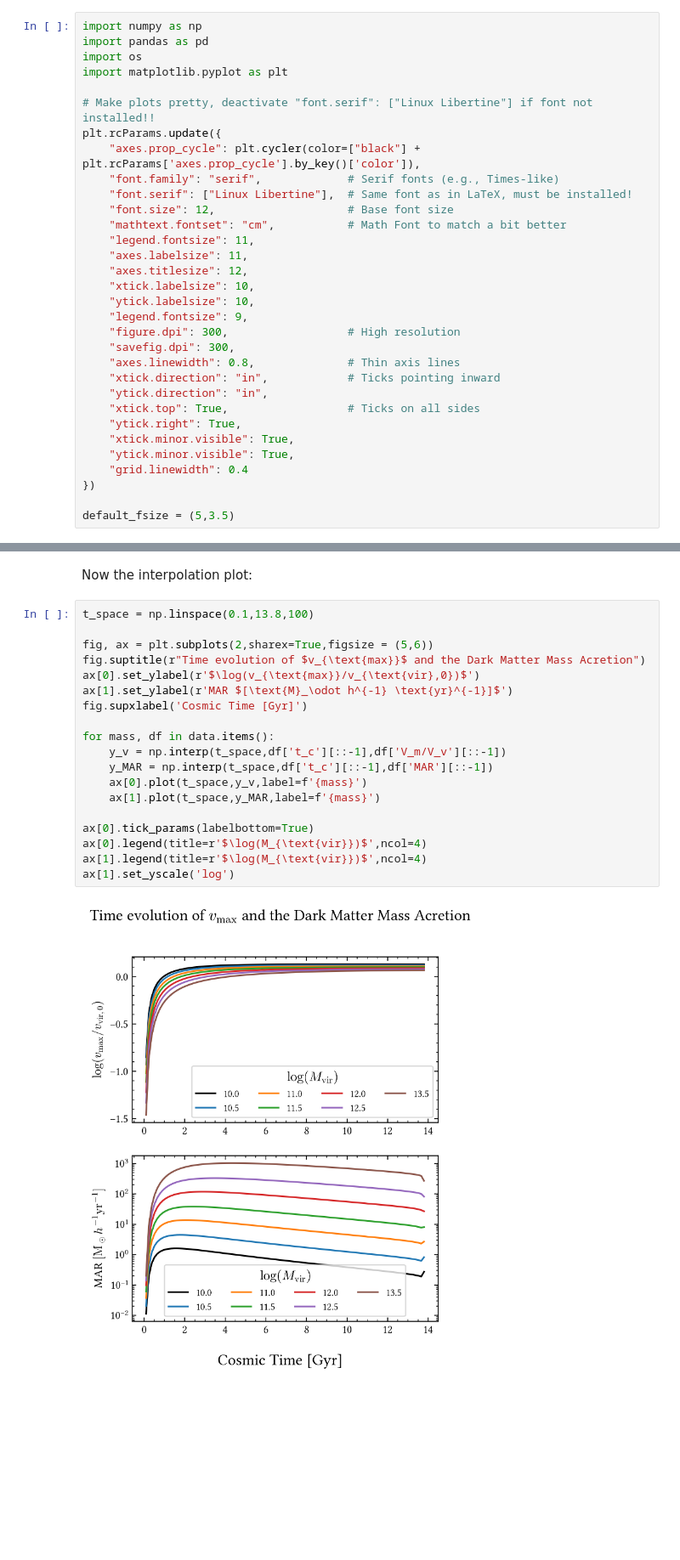
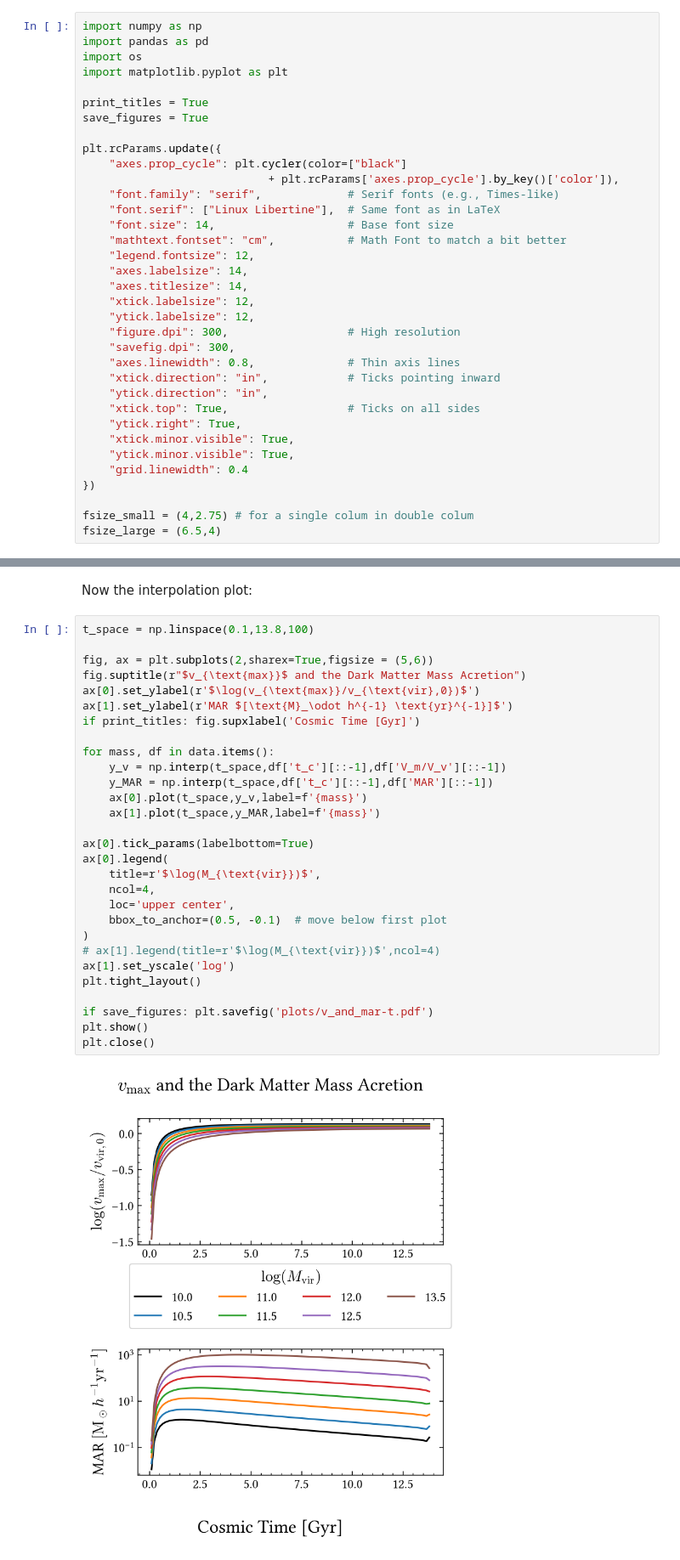
Before and after one commit to lorlo9999/FEG_NA2, a Jupyter notebook: script.ipynb, the cells around one changed output, grey strips where cells are left out. Shown at 85% size. Drawn from its saved outputs; the diff is of its cells as text; blank space fills up the shorter version.

Commit message:
finished the calculations, to do: make pretty

```diff
--- a/script.ipynb
+++ b/script.ipynb
@@ -4,19 +4,21 @@ import pandas as pd
 import os
 import matplotlib.pyplot as plt
 
-# Make plots pretty, deactivate "font.serif": ["Linux Libertine"] if font not installed!!
+print_titles = True
+save_figures = True
+
 plt.rcParams.update({
-    "axes.prop_cycle": plt.cycler(color=["black"] +  plt.rcParams['axes.prop_cycle'].by_key()['color']),
+    "axes.prop_cycle": plt.cycler(color=["black"]
+                            + plt.rcParams['axes.prop_cycle'].by_key()['color']),
     "font.family": "serif",             # Serif fonts (e.g., Times-like)
-    "font.serif": ["Linux Libertine"],  # Same font as in LaTeX, must be installed!
-    "font.size": 12,                    # Base font size
+    "font.serif": ["Linux Libertine"],  # Same font as in LaTeX
+    "font.size": 14,                    # Base font size
     "mathtext.fontset": "cm",           # Math Font to match a bit better
-    "legend.fontsize": 11,
-    "axes.labelsize": 11,
-    "axes.titlesize": 12,
-    "xtick.labelsize": 10,
-    "ytick.labelsize": 10,
-    "legend.fontsize": 9,
+    "legend.fontsize": 12,
+    "axes.labelsize": 14,
+    "axes.titlesize": 14,
+    "xtick.labelsize": 12,
+    "ytick.labelsize": 12,
     "figure.dpi": 300,                  # High resolution
     "savefig.dpi": 300,
     "axes.linewidth": 0.8,              # Thin axis lines
@@ -29,7 +31,8 @@ plt.rcParams.update({
     "grid.linewidth": 0.4
 })
 
-default_fsize = (5,3.5)
+fsize_small = (4,2.75) # for a single colum in double colum
+fsize_large = (6.5,4)
 # %% [markdown]
 ## (i) - (ii)
 Loading the data:
@@ -76,24 +79,34 @@ Now the interpolation plot:
 # %%
 t_space = np.linspace(0.1,13.8,100)
 
 fig, ax = plt.subplots(2,sharex=True,figsize = (5,6))
-fig.suptitle(r"Time evolution of $v_{\text{max}}$ and the Dark Matter Mass Acretion")
+fig.suptitle(r"$v_{\text{max}}$ and the Dark Matter Mass Acretion")
 ax[0].set_ylabel(r'$\log(v_{\text{max}}/v_{\text{vir},0})$')
 ax[1].set_ylabel(r'MAR $[\text{M}_\odot h^{-1} \text{yr}^{-1}]$')
-fig.supxlabel('Cosmic Time [Gyr]')
+if print_titles: fig.supxlabel('Cosmic Time [Gyr]')
 
 for mass, df in data.items():
     y_v = np.interp(t_space,df['t_c'][::-1],df['V_m/V_v'][::-1])
     y_MAR = np.interp(t_space,df['t_c'][::-1],df['MAR'][::-1])
     ax[0].plot(t_space,y_v,label=f'{mass}')
     ax[1].plot(t_space,y_MAR,label=f'{mass}')
 
 ax[0].tick_params(labelbottom=True)
-ax[0].legend(title=r'$\log(M_{\text{vir}})$',ncol=4)
-ax[1].legend(title=r'$\log(M_{\text{vir}})$',ncol=4)
+ax[0].legend(
+    title=r'$\log(M_{\text{vir}})$',
+    ncol=4,
+    loc='upper center',
+    bbox_to_anchor=(0.5, -0.1)  # move below first plot
+)
+# ax[1].legend(title=r'$\log(M_{\text{vir}})$',ncol=4)
 ax[1].set_yscale('log')
+plt.tight_layout()
+
+if save_figures: plt.savefig('plots/v_and_mar-t.pdf')
+plt.show()
+plt.close()
 # %% [output]
-[figure, old version]
+[figure, new version]
 # %% [markdown]
 ## (iii - v)
 We will use eulers methods to solve the different time evolutions. Our rough sketch:
```
Also changed, not shown: parts of 13 cells of this notebook, 3 other files.
